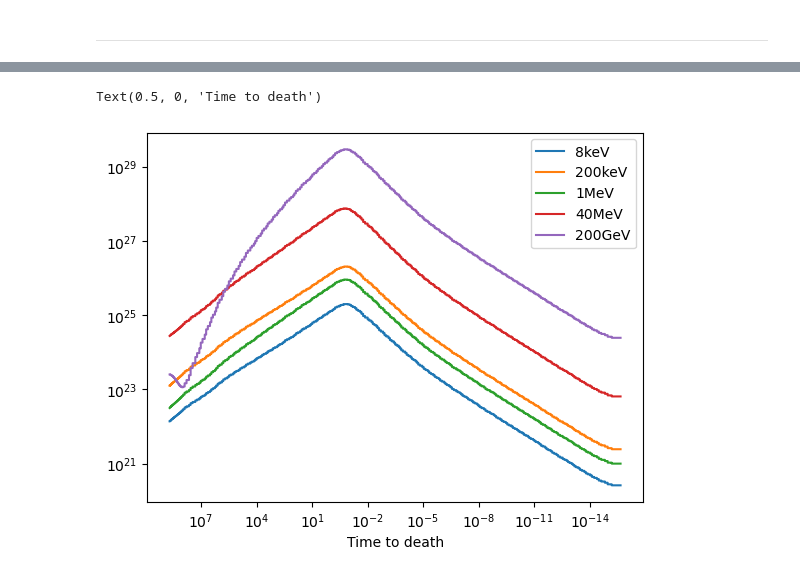
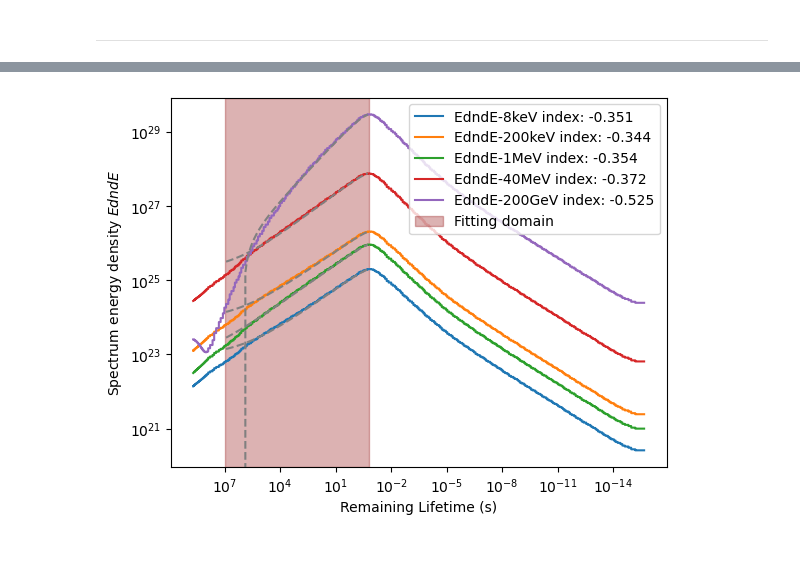
Before and after one commit to xboluna/Research, a Jupyter notebook: BHRad/Modelling/BHawk_Modelling.ipynb, the cells around one changed output, grey strips where cells are left out. Drawn from its saved outputs; the diff is of its cells as text; code cells hidden in the pictures.

Commit message:
Updated fitting with new index constraints

```diff
--- a/BHRad/Modelling/BHawk_Modelling.ipynb
+++ b/BHRad/Modelling/BHawk_Modelling.ipynb
@@ -207,6 +211,8 @@ fig.savefig('T90s.png', dpi=500)
 # %%
 from scipy.optimize import curve_fit
 
-plaw = lambda x,N,index,interc: N*(x**index) + interc
+plaw = lambda x,N,index,offset,interc: N*((x-offset)**index) + interc
 
 lat_lc = generate_lightcurve(dir, frag, LAT_energy)
+gbm_lc = generate_lightcurve(dir, frag, GBM_energy)
+bgo_lc = generate_lightcurve(dir, frag, BGO_energy)
@@ -254,21 +276,39 @@ hardness
 # %%
+time_max = 1e7
+
 fig, ax = plt.subplots()
 
-ax.step(hardness['Time to Death'], hardness['EdndE-8keV'], label = '8keV')
-ax.step(hardness['Time to Death'], hardness['EdndE-200keV'], label = '200keV')
-ax.step(hardness['Time to Death'], hardness['EdndE-1MeV'], label = '1MeV')
-ax.step(hardness['Time to Death'], hardness['EdndE-40MeV'], label = '40MeV')
-ax.step(hardness['Time to Death'], hardness['EdndE-200GeV'], label = '200GeV')
+for energy_bin in ['EdndE-8keV', 'EdndE-200keV', 'EdndE-1MeV', 'EdndE-40MeV', 'EdndE-200GeV']:
+    lc = hardness[energy_bin]
+    filter = np.where(time[:list(lc).index(lc.max())] < time_max)[0]
+    ydata = lc[filter]
+    xdata = time[filter]
+
+    params, cov = curve_fit( xdata = xdata, ydata = ydata, f = plaw,
+    p0 = [1e29, -0.52, 0, 1e29], bounds = (-np.inf, np.inf))
+
+    ax.step(time, hardness[energy_bin], label = '%s index: %.3f'%(energy_bin,params[1]))
+    ax.plot(xdata, plaw(xdata, *params), '--', color = 'grey')
+
+ax.axvspan(time[list(lat_lc).index(lat_lc.max())], time_max, color = 'darkred', alpha = .3, label = 'Fitting domain')
+
+# ax.step(hardness['Time to Death'], hardness['EdndE-8keV'], label = '8keV')
+# ax.step(hardness['Time to Death'], hardness['EdndE-200keV'], label = '200keV')
+# ax.step(hardness['Time to Death'], hardness['EdndE-1MeV'], label = '1MeV')
+# ax.step(hardness['Time to Death'], hardness['EdndE-40MeV'], label = '40MeV')
+# ax.step(hardness['Time to Death'], hardness['EdndE-200GeV'], label = '200GeV')
 
 #plt.xlim(1e5,1e-3)
 ax.set_yscale('log')
 ax.set_xscale('log')
 ax.legend()
 
 lims = ax.get_xlim()
 ax.set_xlim(lims[1], lims[0])
 
-ax.set_xlabel('Time to death')
+ax.set_ylabel(r'Spectrum energy density $EdndE$')
+ax.set_xlabel('Remaining Lifetime (s)')
+
+fig.savefig('FitPowerlaw_energies.png',dpi=500)
 # %% [output]
-Text(0.5, 0, 'Time to death')
-[figure, old version]
+[figure, new version]
```
Also changed, not shown: parts of 5 cells of this notebook, 5 other files.
